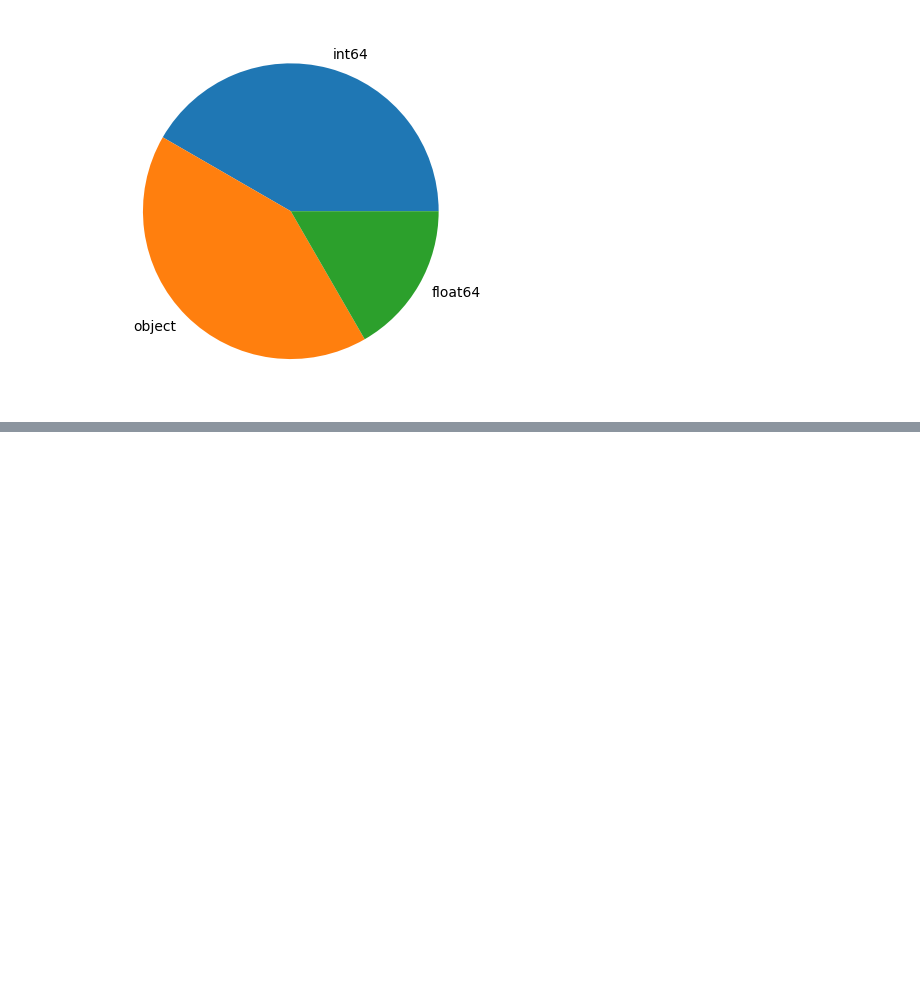
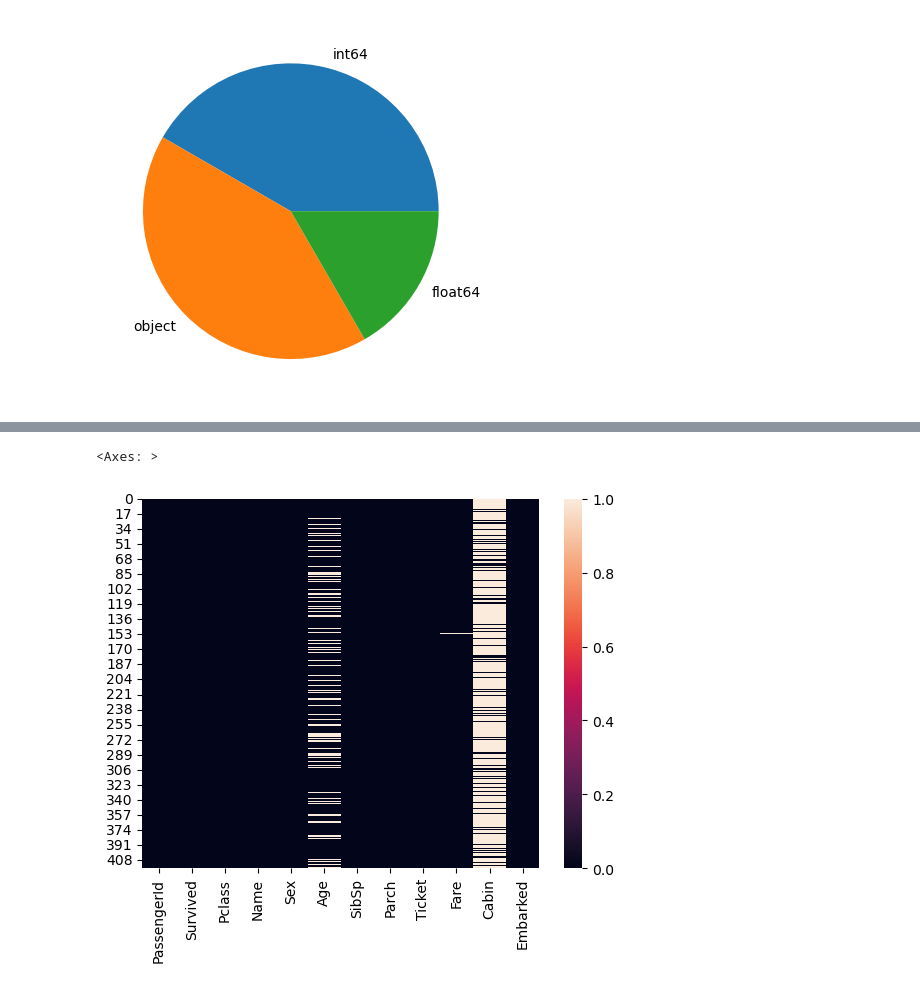
Before and after one commit to GhosTHaise/ml-titanic, a Jupyter notebook: EDA.ipynb, the cells around one changed output, grey strips where cells are left out. Cells and saved outputs as stored; diff of their text form; code cells hidden in the pictures; blank space fills up the shorter version.

Commit message:
show na variable with heatmap seaborn

```diff
--- a/EDA.ipynb
+++ b/EDA.ipynb
@@ -114,0 +132,5 @@ df.dtypes.value_counts().plot.pie()
+# %%
+sns.heatmap(df.isna())
+# %% [output]
+<Axes: >
+[figure, added]
```
Also changed, not shown: parts of 2 cells of this notebook.
